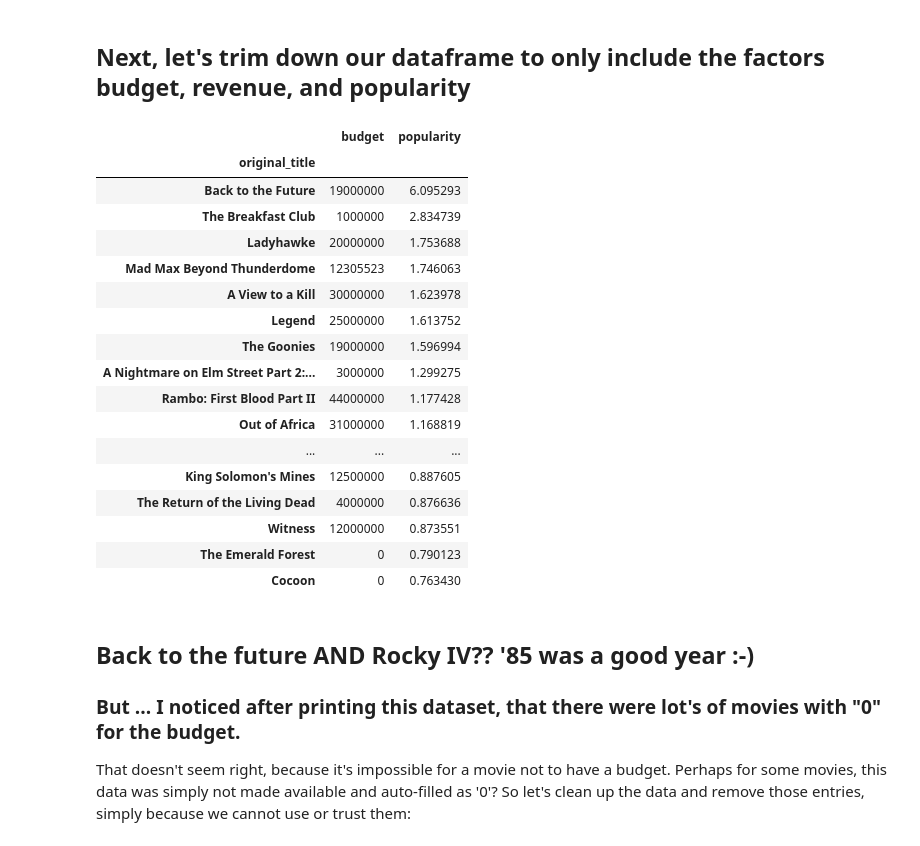
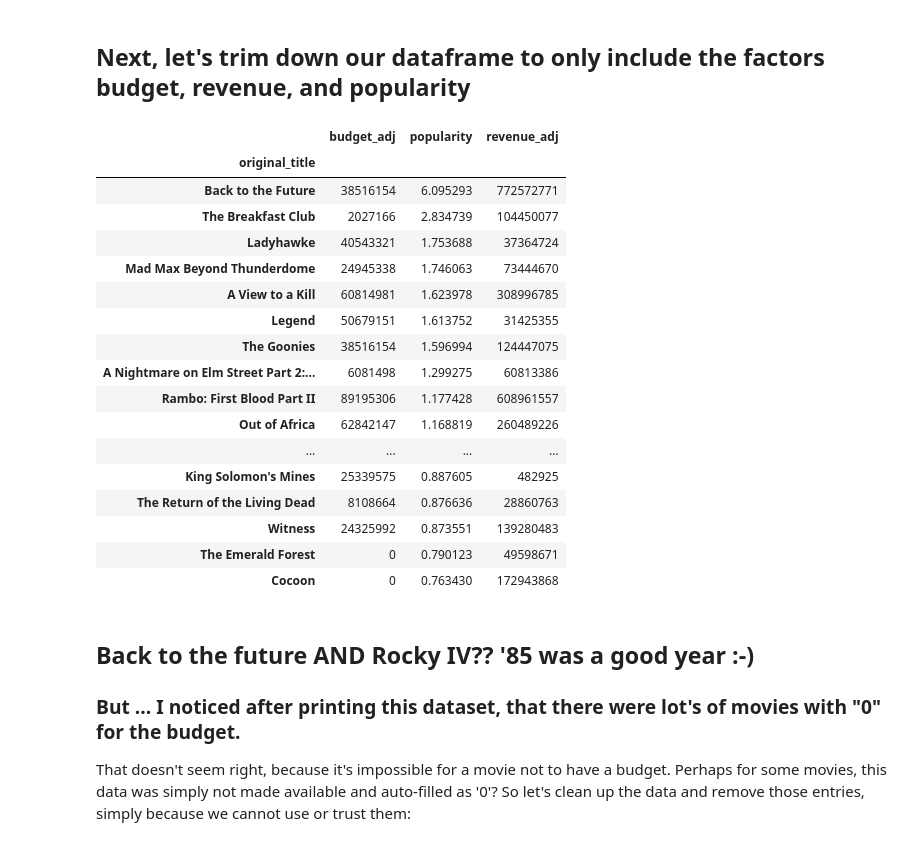
Before and after one commit to ctrachte/Movie-Data-Analysis-Project, a Jupyter notebook: Final_Project.ipynb, the cells around one changed output. Drawn from its saved outputs; the diff is of its cells as text; code cells hidden in the pictures.

```diff
--- a/Final_Project.ipynb
+++ b/Final_Project.ipynb
@@ -90,28 +90,28 @@ movies_in_1985 = movie_data[movie_data['release_year']==1985].set_index('origina
 # %%
 pop_bdgt_rev_2015 = movies_in_2015[['budget_adj','popularity', 'revenue_adj']]
 pop_bdgt_rev_2000 = movies_in_2000[['budget_adj','popularity', 'revenue_adj']]
 pop_bdgt_rev_1985 = movies_in_1985[['budget_adj','popularity', 'revenue_adj']]
 
-pop_bdgt_1985.head(20)
+pop_bdgt_rev_1985.head(20)
 # %% [output]
-|  | budget | popularity |
-| original_title |  |  |
-| Back to the Future | 19000000 | 6.095293 |
-| The Breakfast Club | 1000000 | 2.834739 |
-| Ladyhawke | 20000000 | 1.753688 |
-| Mad Max Beyond Thunderdome | 12305523 | 1.746063 |
-| A View to a Kill | 30000000 | 1.623978 |
-| Legend | 25000000 | 1.613752 |
-| The Goonies | 19000000 | 1.596994 |
-| A Nightmare on Elm Street Part 2:... | 3000000 | 1.299275 |
-| Rambo: First Blood Part II | 44000000 | 1.177428 |
-| Out of Africa | 31000000 | 1.168819 |
-| ... | ... | ... |
-| King Solomon's Mines | 12500000 | 0.887605 |
-| The Return of the Living Dead | 4000000 | 0.876636 |
-| Witness | 12000000 | 0.873551 |
-| The Emerald Forest | 0 | 0.790123 |
-| Cocoon | 0 | 0.763430 |
+|  | budget_adj | popularity | revenue_adj |
+| original_title |  |  |  |
+| Back to the Future | 38516154 | 6.095293 | 772572771 |
+| The Breakfast Club | 2027166 | 2.834739 | 104450077 |
+| Ladyhawke | 40543321 | 1.753688 | 37364724 |
+| Mad Max Beyond Thunderdome | 24945338 | 1.746063 | 73444670 |
+| A View to a Kill | 60814981 | 1.623978 | 308996785 |
+| Legend | 50679151 | 1.613752 | 31425355 |
+| The Goonies | 38516154 | 1.596994 | 124447075 |
+| A Nightmare on Elm Street Part 2:... | 6081498 | 1.299275 | 60813386 |
+| Rambo: First Blood Part II | 89195306 | 1.177428 | 608961557 |
+| Out of Africa | 62842147 | 1.168819 | 260489226 |
+| ... | ... | ... | ... |
+| King Solomon's Mines | 25339575 | 0.887605 | 482925 |
+| The Return of the Living Dead | 8108664 | 0.876636 | 28860763 |
+| Witness | 24325992 | 0.873551 | 139280483 |
+| The Emerald Forest | 0 | 0.790123 | 49598671 |
+| Cocoon | 0 | 0.763430 | 172943868 |
 # %% [markdown]
 ## Back to the future AND Rocky IV?? '85 was a good year :-)
 ### But ... I noticed after printing this dataset, that there were lot's of movies with "0" for the budget.
```
Also changed, not shown: parts of 29 cells of this notebook.
